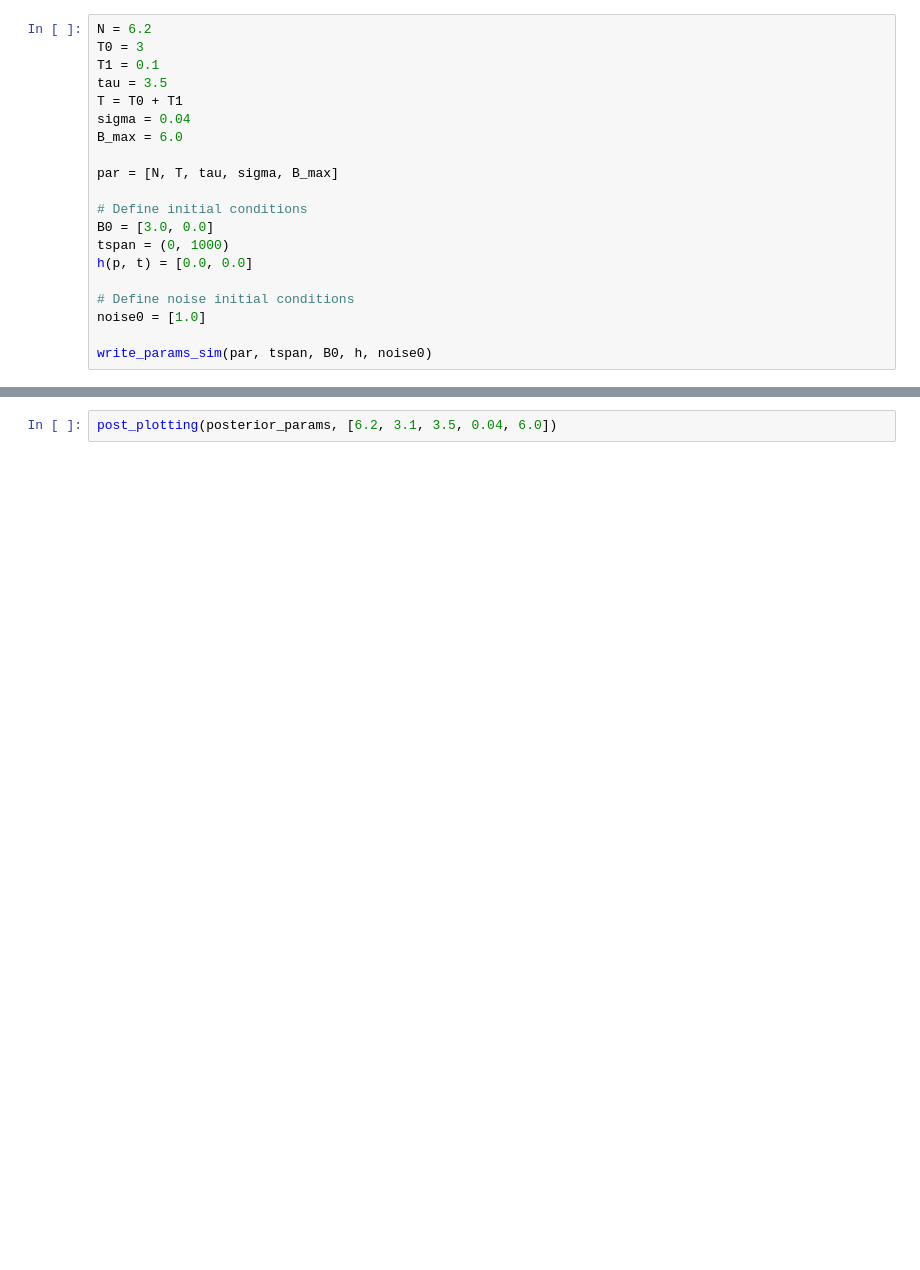
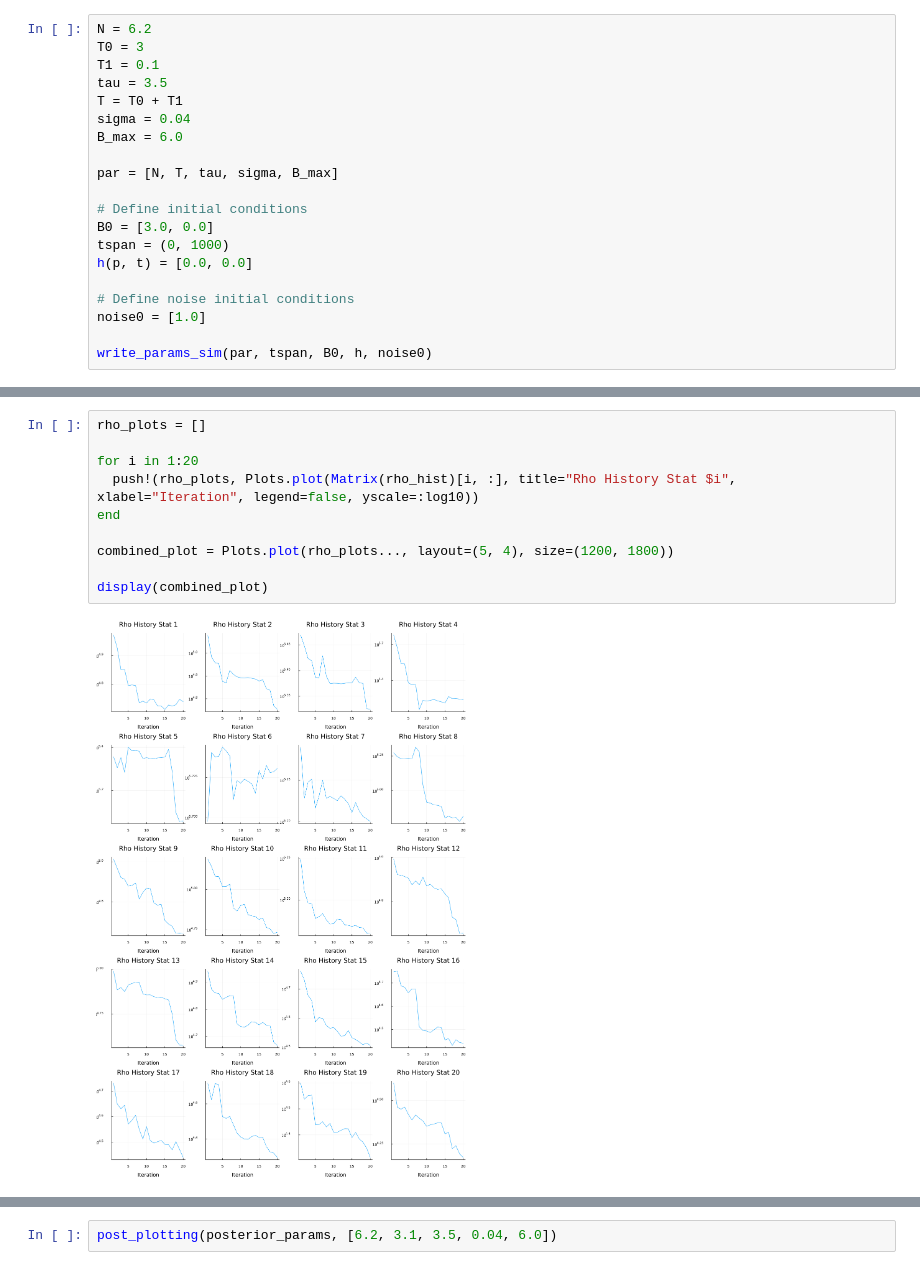
Before and after one commit to Kallo27/LCP_B, a Jupyter notebook: Project/simulations.ipynb, the cells around one changed output, grey strips where cells are left out. Drawn from its saved outputs; the diff is of its cells as text; blank space fills up the shorter version.

```diff
--- a/Project/simulations.ipynb
+++ b/Project/simulations.ipynb
@@ -302,0 +364,12 @@ end
+# %%
+rho_plots = []
+
+for i in 1:20
+  push!(rho_plots, Plots.plot(Matrix(rho_hist)[i, :], title="Rho History Stat $i", xlabel="Iteration", legend=false, yscale=:log10))
+end
+
+combined_plot = Plots.plot(rho_plots..., layout=(5, 4), size=(1200, 1800))
+
+display(combined_plot)
+# %% [output]
+[figure, added]
```
Also changed, not shown: parts of 30 cells of this notebook, 7 other files.
